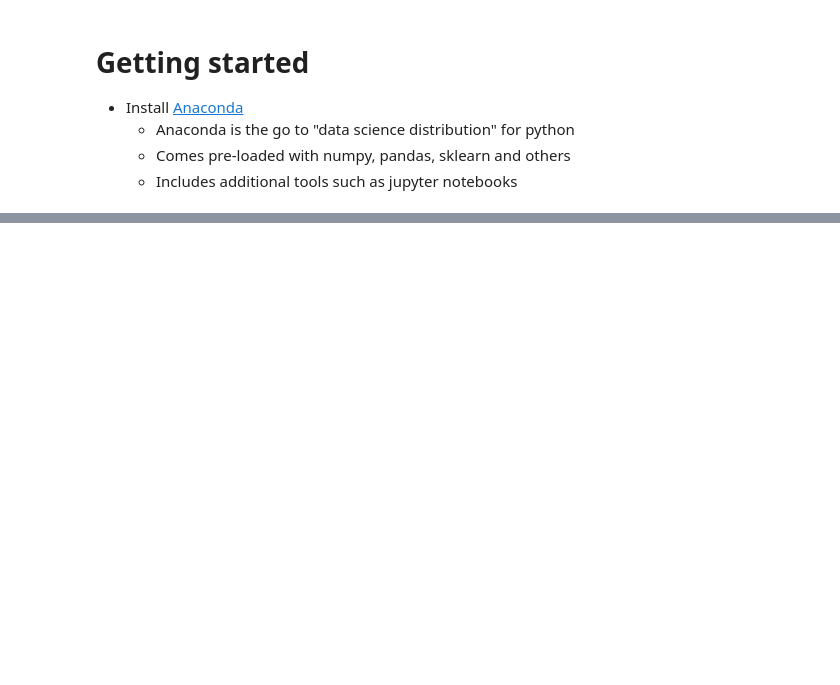
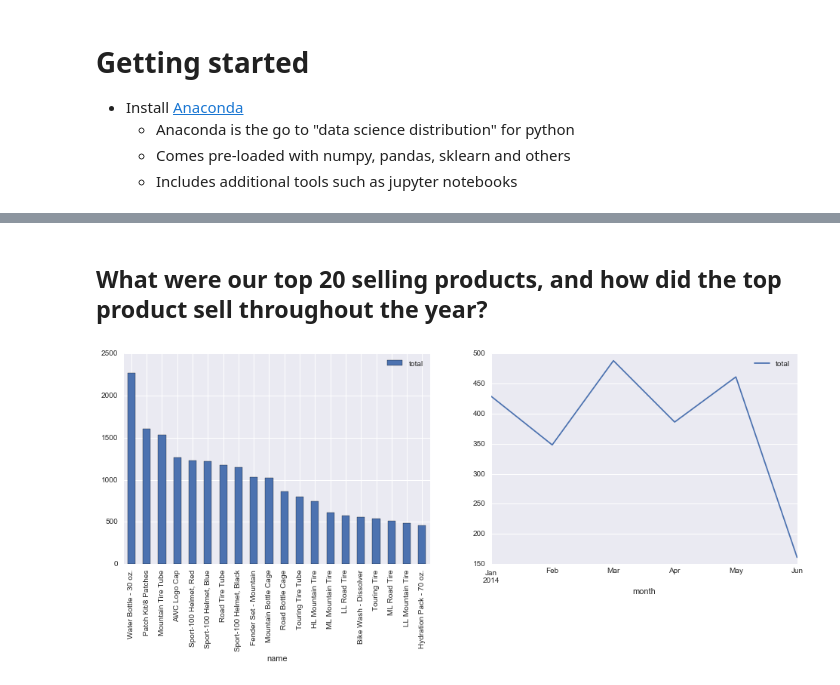
Before and after one commit to brianzy/presentations, a Jupyter notebook: python-for-data-science/python-for-data-science.ipynb, the cells around one changed output, grey strips where cells are left out. Cells and saved outputs as stored; diff of their text form; code cells hidden in the pictures; blank space fills up the shorter version.

```diff
--- a/python-for-data-science/python-for-data-science.ipynb
+++ b/python-for-data-science/python-for-data-science.ipynb
@@ -128,0 +217,13 @@ print data.mean()
+# %% [markdown]
+## What were our top 20 selling products, and how did the top product sell throughout the year?
+# %%
+fig, axs = plt.subplots(1,2,figsize=(16,5))
+
+aw_db.groupby("name").sum().sort_values(by="total", ascending = False)[:20].plot(kind="bar", ax=axs[0]);
+
+bymonth = aw_db.groupby(["month","name"]).sum().reset_index()
+bymonth = bymonth.set_index(pd.DatetimeIndex(bymonth.month))
+
+bymonth[bymonth.name == "Water Bottle - 30 oz."].plot(ax=axs[1]);
+# %% [output]
+[figure, added]
```
Also changed, not shown: parts of 44 cells of this notebook, 11 other files.
